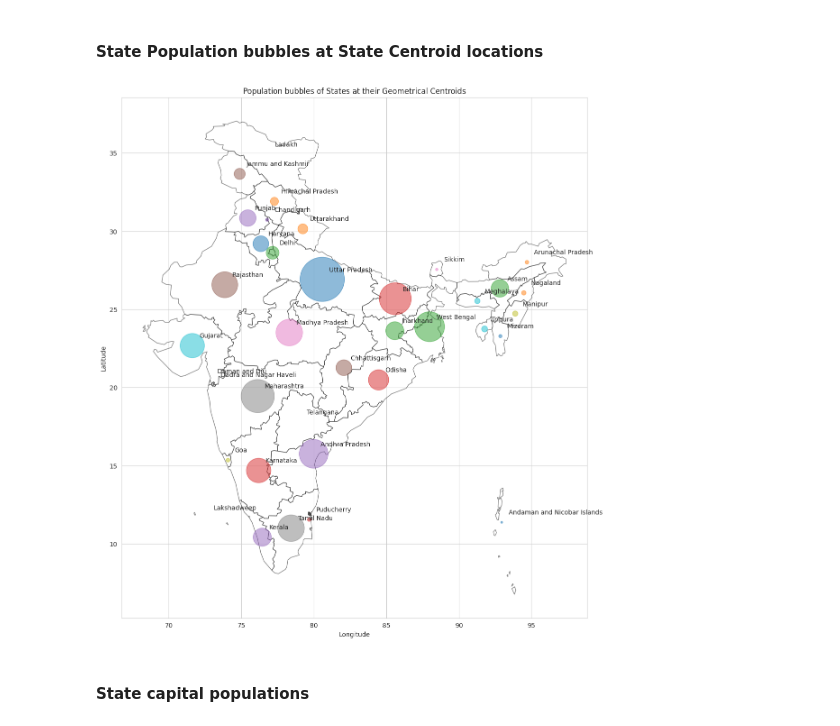
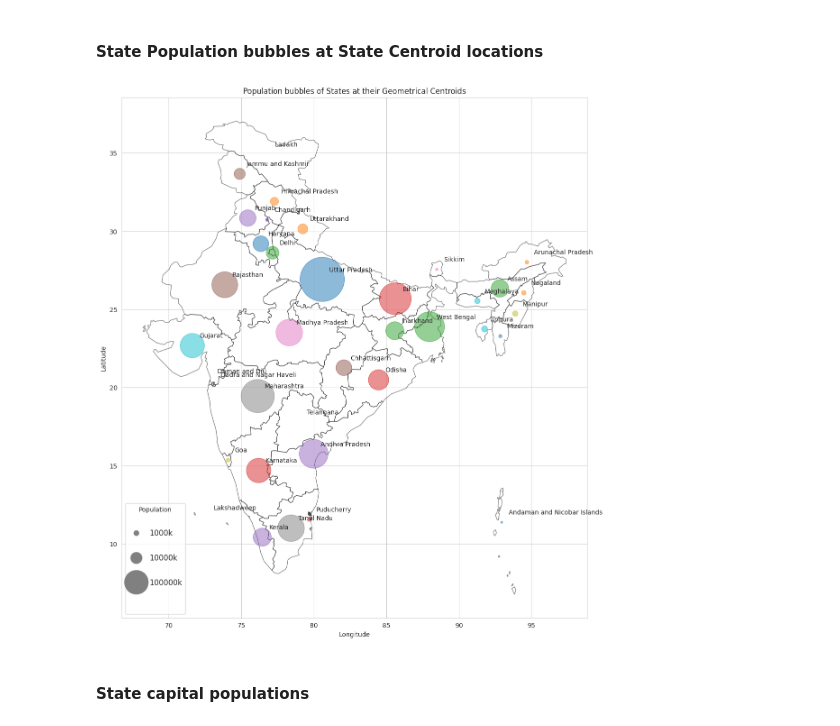
Before and after one commit to Soumik-Roy/Data-Visualizations-Lab-3, a Jupyter notebook: B20AI042_Lab_Assignment_3.ipynb, the cells around one changed output. Drawn from its saved outputs; the diff is of its cells as text; code cells hidden in the pictures.

```diff
--- a/B20AI042_Lab_Assignment_3.ipynb
+++ b/B20AI042_Lab_Assignment_3.ipynb
@@ -188,25 +168,33 @@ india_data.head()
 # %%
 ig, ax = plt.subplots(figsize=(15,15))
 india_map.plot(ax=ax, alpha=0.5, edgecolor='black', color='white')
 
 # Create bubbles for each state capital
 for i, row in india_data.iterrows():
     ax.scatter(row.geometry.centroid.x, row.geometry.centroid.y, s=row['population']/40, alpha=0.5)
 
 # Add labels for state capitals
 for i, row in india_data.iterrows():
     ax.annotate(
         row['st_nm'],
         xy=(row.geometry.centroid.x, row.geometry.centroid.y),
         xytext=(row.geometry.centroid.x + 0.5, row.geometry.centroid.y + 0.5)
     )
 
+legend_elements = [
+    Line2D([0], [0], marker='o', color='w', label='1000k', markerfacecolor='grey', markersize=10),
+    Line2D([0], [0], marker='o', color='w', label='10000k', markerfacecolor='grey', markersize=20),
+    Line2D([0], [0], marker='o', color='w', label='100000k', markerfacecolor='grey', markersize=40),
+    Circle((0, 0), 0, color='white', label=''),
+]
+ax.legend(handles=legend_elements, title="Population", loc='lower left', fontsize=12, labelspacing=2.2)
+
 plt.xlabel('Longitude')
 plt.ylabel('Latitude')
 plt.title("Population bubbles of States at their Geometrical Centroids")
 plt.show()
 # %% [output]
-[figure, old version]
+[figure, new version]
 # %% [markdown]
 #### State capital populations
 # %% [markdown]
```
Also changed, not shown: parts of 26 cells of this notebook.
